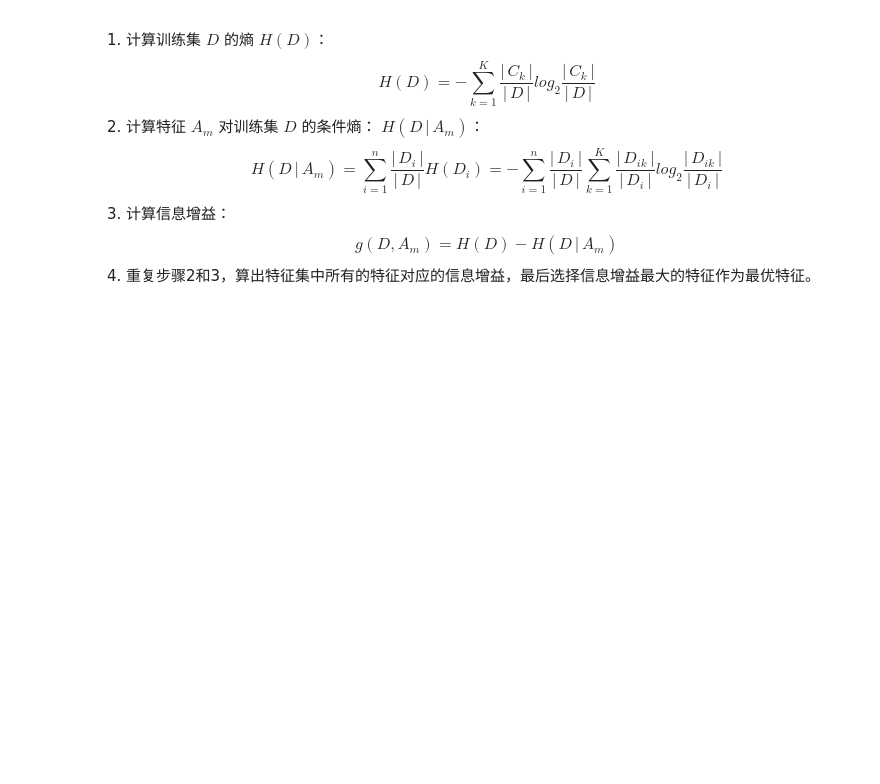
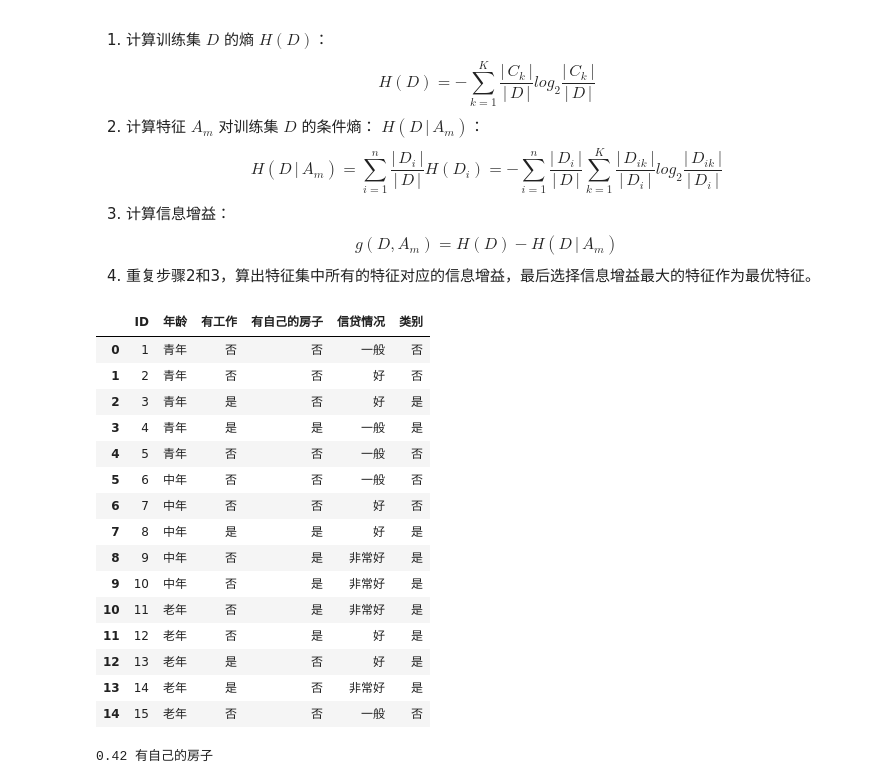
Before and after one commit to ybcc2015/Note-and-Code-of-ML, a Jupyter notebook: DT/DecisionTree.ipynb, the cells around one changed output. Cells and saved outputs as stored; diff of their text form; code cells hidden in the pictures; blank space fills up the shorter version.

```diff
--- a/DT/DecisionTree.ipynb
+++ b/DT/DecisionTree.ipynb
@@ -58,0 +108,25 @@ $H(D)$ 表示数据集 $D$ 中的类别不确定性程度，$H(D\,|\,A)$ 表示
+# %%
+df = pd.read_csv('datas/form5_1.csv')
+df
+# %% [output]
+|  | ID | 年龄 | 有工作 | 有自己的房子 | 信贷情况 | 类别 |
+| 0 | 1 | 青年 | 否 | 否 | 一般 | 否 |
+| 1 | 2 | 青年 | 否 | 否 | 好 | 否 |
+| 2 | 3 | 青年 | 是 | 否 | 好 | 是 |
+| 3 | 4 | 青年 | 是 | 是 | 一般 | 是 |
+| 4 | 5 | 青年 | 否 | 否 | 一般 | 否 |
+| 5 | 6 | 中年 | 否 | 否 | 一般 | 否 |
+| 6 | 7 | 中年 | 否 | 否 | 好 | 否 |
+| 7 | 8 | 中年 | 是 | 是 | 好 | 是 |
+| 8 | 9 | 中年 | 否 | 是 | 非常好 | 是 |
+| 9 | 10 | 中年 | 否 | 是 | 非常好 | 是 |
+| 10 | 11 | 老年 | 否 | 是 | 非常好 | 是 |
+| 11 | 12 | 老年 | 否 | 是 | 好 | 是 |
+| 12 | 13 | 老年 | 是 | 否 | 好 | 是 |
+| 13 | 14 | 老年 | 是 | 否 | 非常好 | 是 |
+| 14 | 15 | 老年 | 否 | 否 | 一般 | 否 |
+# %%
+max_gain, feature_name = compute_gain(df)
+print(max_gain, feature_name)
+# %% [output]
+0.42 有自己的房子
```
Also changed, not shown: parts of 2 cells of this notebook.
